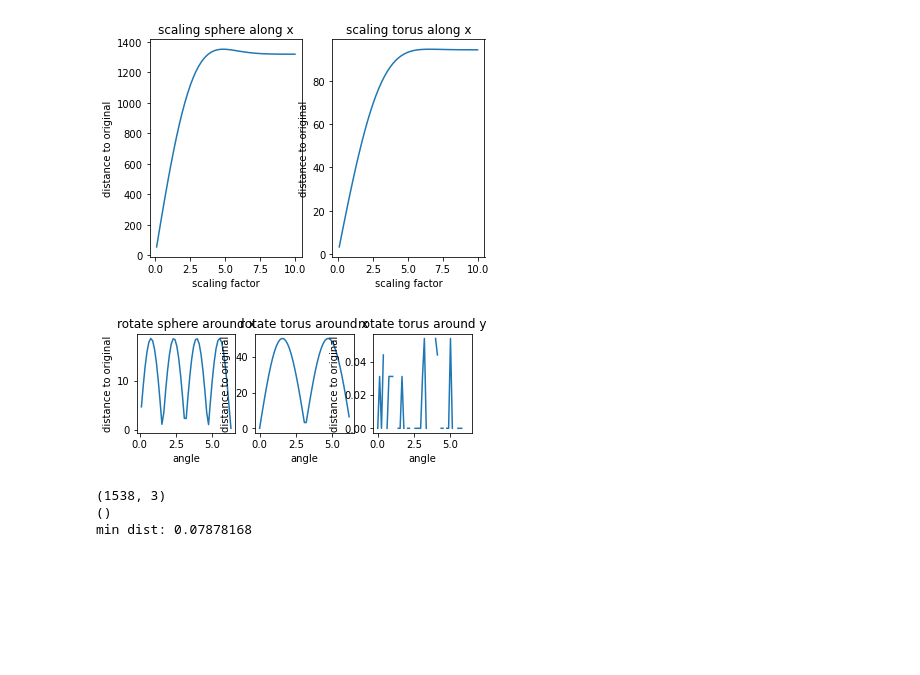
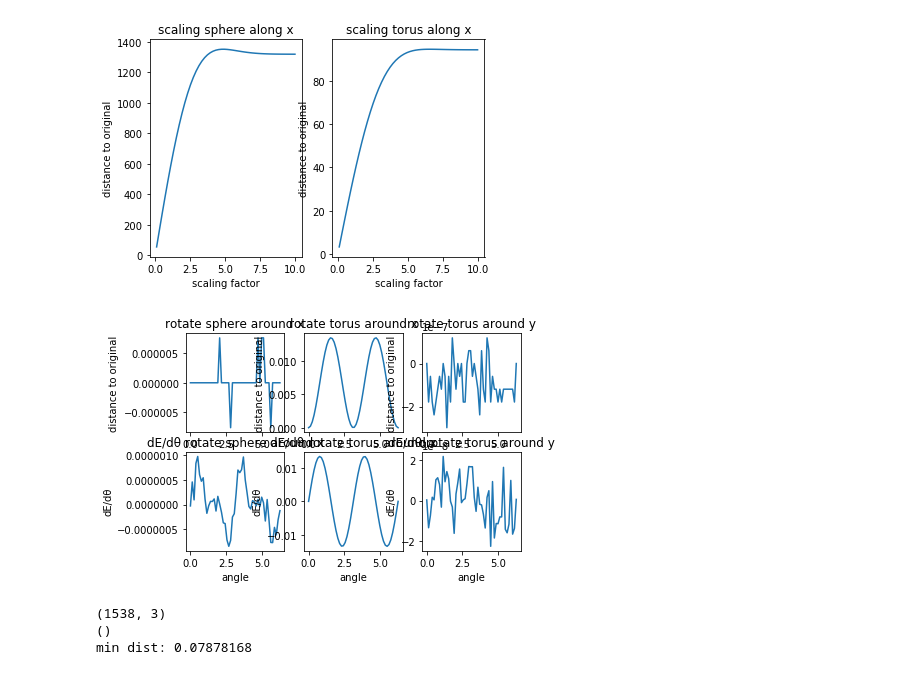
Before and after one commit to Mystiking/AppliedDifferentialGeometry, a Jupyter notebook: Distance measure for Currents.ipynb, the cells around one changed output. Saved outputs shown, nothing was run; the diff lists cells and outputs as text; code cells hidden in the pictures; blank space fills up the shorter version.

```diff
--- a/Distance measure for Currents.ipynb
+++ b/Distance measure for Currents.ipynb
@@ -64,8 +62,10 @@ def Gaussian_Kernel_Norm(sigma):
 #Set Kernel
 
 def distCurves(V1,F1,V2,F2,sigma):
-    N1,A1 = mp.compute_normals_and_areas(V1,F1)
-    N2,A2 = mp.compute_normals_and_areas(V2,F2)
+    N_1,A1 = mp.compute_normals_and_areas(V1,F1)
+    N_2,A2 = mp.compute_normals_and_areas(V2,F2)
+    N1 = N_1*A1.reshape(-1,1)
+    N2 = N_2*A2.reshape(-1,1)
     M1 = center_of_mass(V1,F1)
     M2 = center_of_mass(V2,F2)
     #print(jnp.shape(N1))
@@ -78,7 +78,7 @@ def distCurves(V1,F1,V2,F2,sigma):
     term2 = term(M2,M2,N2,N2)
     term3 = -2*term(M1,M2,N1,N2)
     res = term1 + term2 + term3
-    return jnp.sqrt(res)
+    return res
 
 def final_distCurves(V1,F1,V2,F2,sigma):
     return distCurves(V1,F1,V2,F2,sigma)
@@ -156,10 +156,11 @@ x = jnp.linspace(0, 2*jnp.pi, 50)
 y = pmm.rotate_x(distCurves, V_s, F_s, x)
 z1 = pmm.rotate_x(distCurves, V_t, F_t, x)
 z2 = pmm.rotate_y(distCurves, V_t, F_t, x)
+#print(x[4],jnp.where(jnp.isnan(z2)))
 
-dy  = [grad(lambda v: pmm.rotate_x(distCurves, V_s, F_s, jnp.array(v)))(v_) for v_ in x]
-dz1 = [grad(lambda v: pmm.rotate_x(distCurves, V_t, F_t, jnp.array(v)))(v_) for v_ in x]
-dz2 = [grad(lambda v: pmm.rotate_y(distCurves, V_t, F_t, jnp.array(v)))(v_) for v_ in x]
+ddy  = [grad(lambda v: pmm.rotate_x(distCurves, V_s, F_s, jnp.array(v)))(v_) for v_ in x]
+ddz1 = [grad(lambda v: pmm.rotate_x(distCurves, V_t, F_t, jnp.array(v)))(v_) for v_ in x]
+ddz2 = [grad(lambda v: pmm.rotate_y(distCurves, V_t, F_t, jnp.array(v)))(v_) for v_ in x]
 
 plt.subplot(2,3,1)
 plt.title('rotate sphere around x')
@@ -171,35 +172,34 @@ plt.subplot(2,3,2)
 plt.title('rotate torus around x')
 plt.plot(x, z1)
 plt.xlabel('angle')
 plt.ylabel('distance to original')
 
 plt.subplot(2,3,3)
 plt.title('rotate torus around y')
 plt.plot(x, z2)
 plt.xlabel('angle')
 plt.ylabel('distance to original')
 
 plt.subplot(2,3,4)
 plt.title('dE/dθ rotate sphere around x')
 plt.plot(x, ddy)
 plt.xlabel('angle')
 plt.ylabel('dE/dθ')
 
 plt.subplot(2,3,5)
 plt.title('dE/dθ rotate torus around x')
 plt.plot(x, ddz1)
 plt.xlabel('angle')
 plt.ylabel('dE/dθ')
 
 plt.subplot(2,3,6)
 plt.title('dE/dθ rotate torus around y')
 plt.plot(x, ddz2)
 plt.xlabel('angle')
 plt.ylabel('dE/dθ')
-
 plt.show()
 # %% [output]
-[figure, old version]
+[figure, new version]
 # %%
 D = jnp.vectorize(lambda x,y: x - y)
 print(V_s.shape)
```
Also changed, not shown: parts of 6 cells of this notebook, 1 other file.
